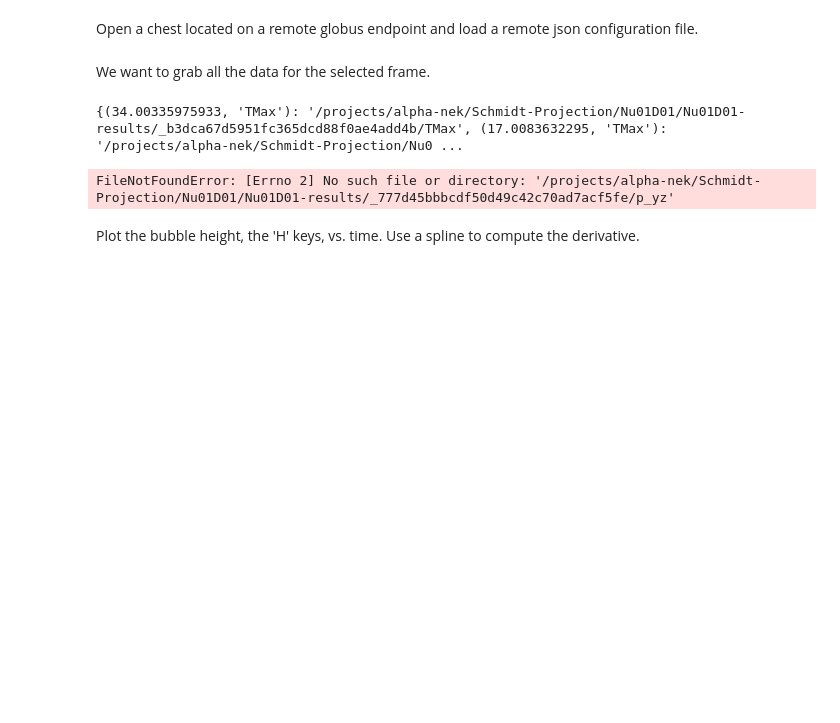
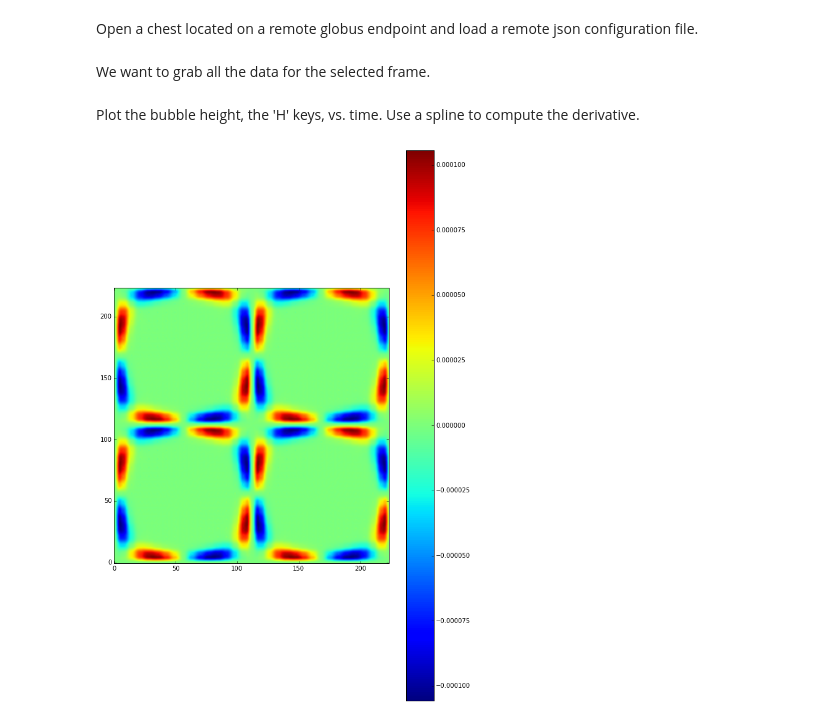
Before and after one commit to maxhutch/thesis-notebooks, a Jupyter notebook: Vorticity.ipynb, the cells around one changed output. Saved outputs shown, nothing was run; the diff lists cells and outputs as text; code cells hidden in the pictures; blank space fills up the shorter version.

Commit message:
Got this working, to show out-of-plane vorticity.

```diff
--- a/Vorticity.ipynb
+++ b/Vorticity.ipynb
@@ -26,8 +26,9 @@ from glopen import glopen, glopen_many
 Configuration for this figure.
 # %%
 config = Foo()
-config.name     = "/home/maxhutch/tmp/Schmidt-Projection/Nu01D01/Nu01D01"
-config.arch_end = "maxhutch#finarfin"
+config.name     = "Schmidt-Projection/Nu01D01/Nu01D01"
+#config.arch_end = "maxhutch#alpha-admin/pub"
+config.arch_end = "alcf#dtn_mira/projects/alpha-nek/"
 config.frame = 1
 config.lower = .25
 config.upper = .75
@@ -48,11 +49,7 @@ We want to grab all the data for the selected frame.
 # %%
 T = sc[:,'frame'].keys()[config.frame]
 frame = sc[T,:]
-print(c._keys)
 c.prefetch(frame.full_keys())
-# %% [output]
-{(34.00335975933, 'TMax'): '/projects/alpha-nek/Schmidt-Projection/Nu01D01/Nu01D01-results/_b3dca67d5951fc365dcd88f0ae4add4b/TMax', (17.0083632295, 'TMax'): '/projects/alpha-nek/Schmidt-Projection/Nu0 ...
-FileNotFoundError: [Errno 2] No such file or directory: '/projects/alpha-nek/Schmidt-Projection/Nu01D01/Nu01D01-results/_777d45bbbcdf50d49c42c70ad7acf5fe/p_yz'
 # %% [markdown]
 Plot the bubble height, the 'H' keys, vs. time.
 Use a spline to compute the derivative.
@@ -73,0 +56,10 @@ plt.contour(frame['fz_yz'][:,int(ny*config.lower):int(ny*config.upper)].transpos
+# %%
+fig = plt.figure()
+
+nx = frame['t_yz'].shape[0]
+ny = frame['t_yz'].shape[1]
+
+plt.imshow(frame['vorticity_xy'].transpose(), origin='lower')
+plt.colorbar();
+# %% [output]
+[figure, added]
```
Also changed, not shown: parts of 5 cells of this notebook.
